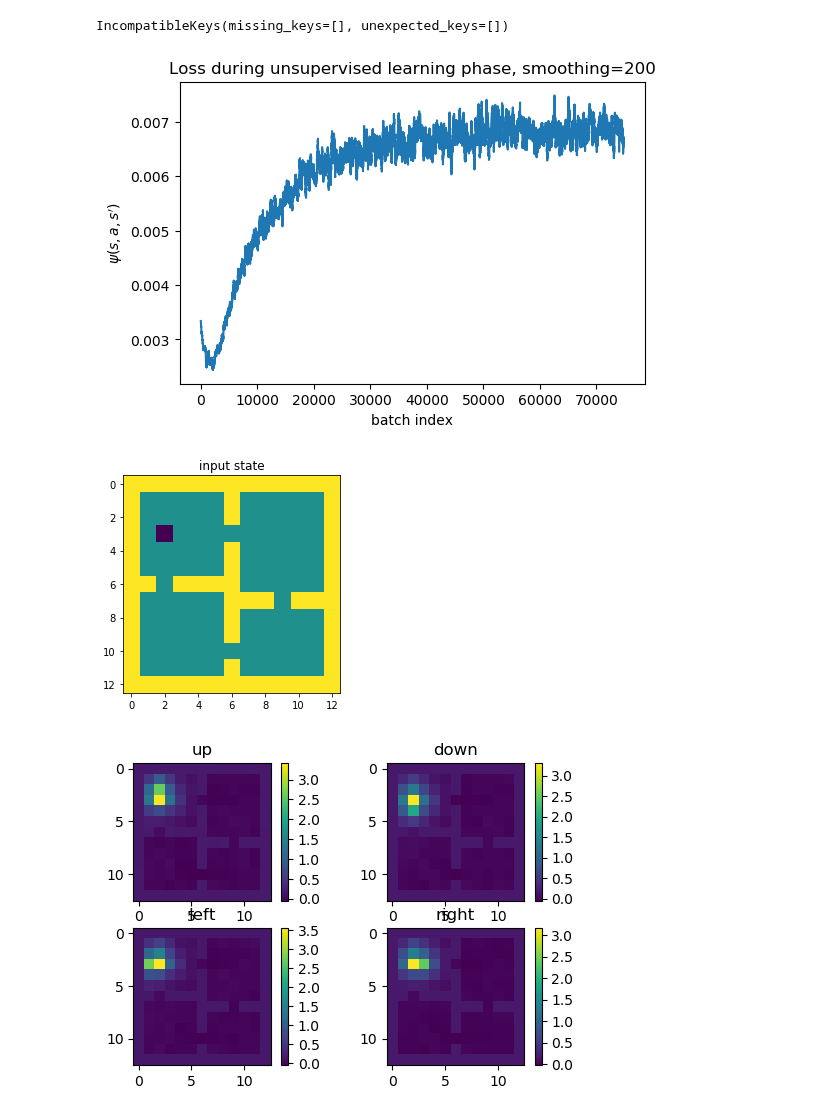
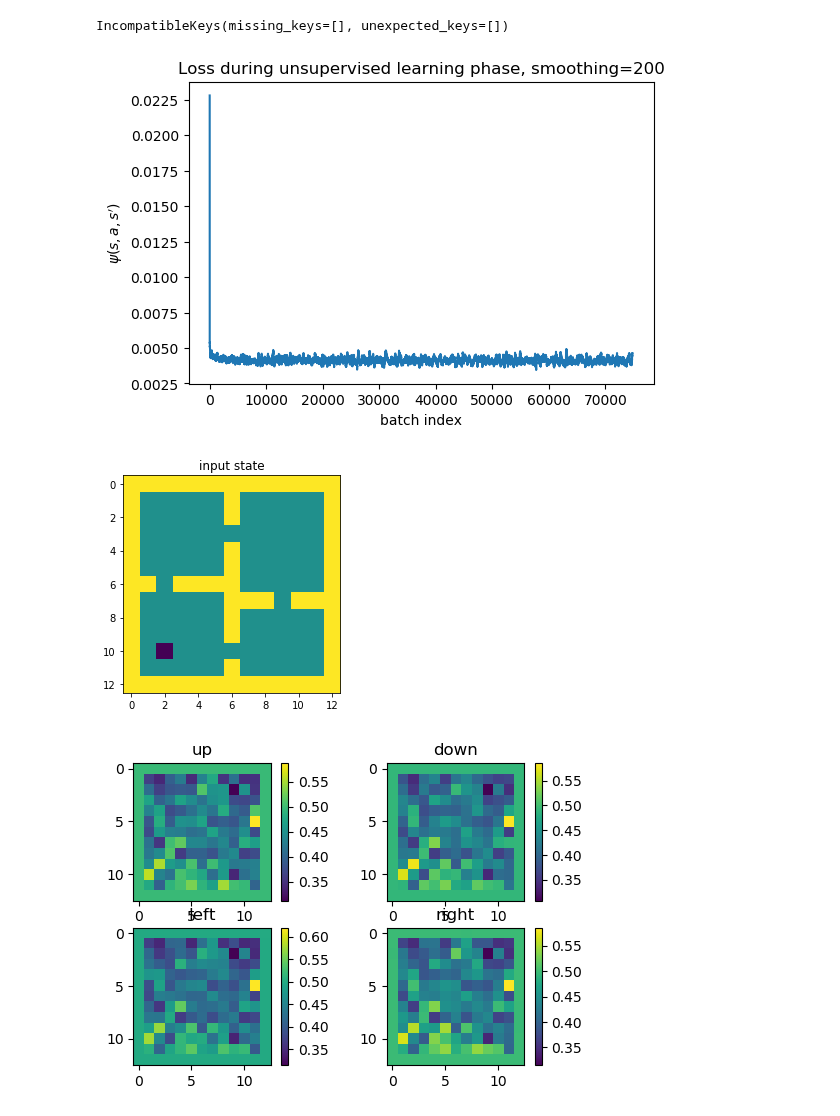
Before and after one commit to psurya1994/successor-feature-representations, a Jupyter notebook: notebooks/11-visualize-apsf.ipynb, the cells around one changed output. Drawn from its saved outputs; the diff is of its cells as text; code cells hidden in the pictures.

Commit message:
moving to old cnn config.

```diff
--- a/notebooks/11-visualize-apsf.ipynb
+++ b/notebooks/11-visualize-apsf.ipynb
@@ -28,7 +25,9 @@ def avdsr_feature(**kwargs):
     config.c = 1
 
     config.optimizer_fn = lambda params: torch.optim.RMSprop(params, 0.002)
-    config.network_fn = lambda: SRNet(config.action_dim, SRIdentityBody(config.state_dim), hidden_units=(), config=0) #CHECK
+#     config.network_fn = lambda: SRNet(config.action_dim, SRIdentityBody(config.state_dim), hidden_units=(), config=0) #CHECK
+    config.network_fn = lambda: SRNetCNN(config.action_dim, SRIdentityBody(config.state_dim),
+                                         hidden_units=(2000,), config=0)
     config.replay_fn = lambda: Replay(memory_size=int(4e5), batch_size=10)
 
     config.random_action_prob = LinearSchedule(1, 1, 1e4) # CHECK
@@ -60,12 +59,12 @@ def avdsr_feature(**kwargs):
 # %%
 avdsr = avdsr_feature(game='FourRoomsMatrixNoTerm', agents=[], choice=0)
 # %%
-weights = torch.load('../storage/10-avdsr.weights', map_location='cpu').state_dict()
+weights = torch.load('../storage/15-200000-avdsr.weights', map_location='cpu').state_dict()
 avdsr.network.load_state_dict(weights,strict=True)
 # %% [output]
 IncompatibleKeys(missing_keys=[], unexpected_keys=[])
 # %%
-with open('../storage/10-loss.p', 'rb') as f:
+with open('../storage/15-loss.p', 'rb') as f:
     loss_vec = pickle.load(f)
 kernel = 200
 plt.figure(figsize=(6,4), dpi=100)
@@ -74,33 +73,33 @@ plt.title('Loss during unsupervised learning phase, smoothing=' + str(kernel))
 plt.xlabel('batch index'), plt.ylabel('$\psi(s,a,s\')$')
 plt.show()
 # %% [output]
-[figure, old version]
+[figure, new version]
 # %%
 from deep_rl.component.fourrooms import FourRoomsMatrixNoTerm
 env = FourRoomsMatrixNoTerm()
 g = [21, 28, 84, 91]
-state = env.reset(init=g[0])
+state = env.reset(init=g[2])
 # env.current_cell = (3,2)
 # state, _, _, _ = env.step(env.action_space.sample())
 plt.imshow(env.render()); plt.title('input state'), plt.show()
 _, out, _ = avdsr.network(tensor(state).unsqueeze(0))
 # plt.imshow(state.reshape((13,13))), plt.show()
 
 dirs = {0: 'up', 1: 'down', 2:'left', 3:'right'}
 
 plt.figure(dpi=100)
 psi = out.detach().cpu().numpy()
 for i in range(4):
     psi_a = psi[0,i,:]
     plt.subplot(2,2,i+1)
     plt.imshow(psi_a.reshape((13,13)))
     plt.title(dirs[i])
     plt.colorbar()
 
 plt.show()
 # %% [output]
-[figure, old version]
+[figure, new version]
-[figure, old version]
+[figure, new version]
 # %%
 state
 # %% [output]
```
Also changed, not shown: parts of 2 cells of this notebook, 2 other files.
